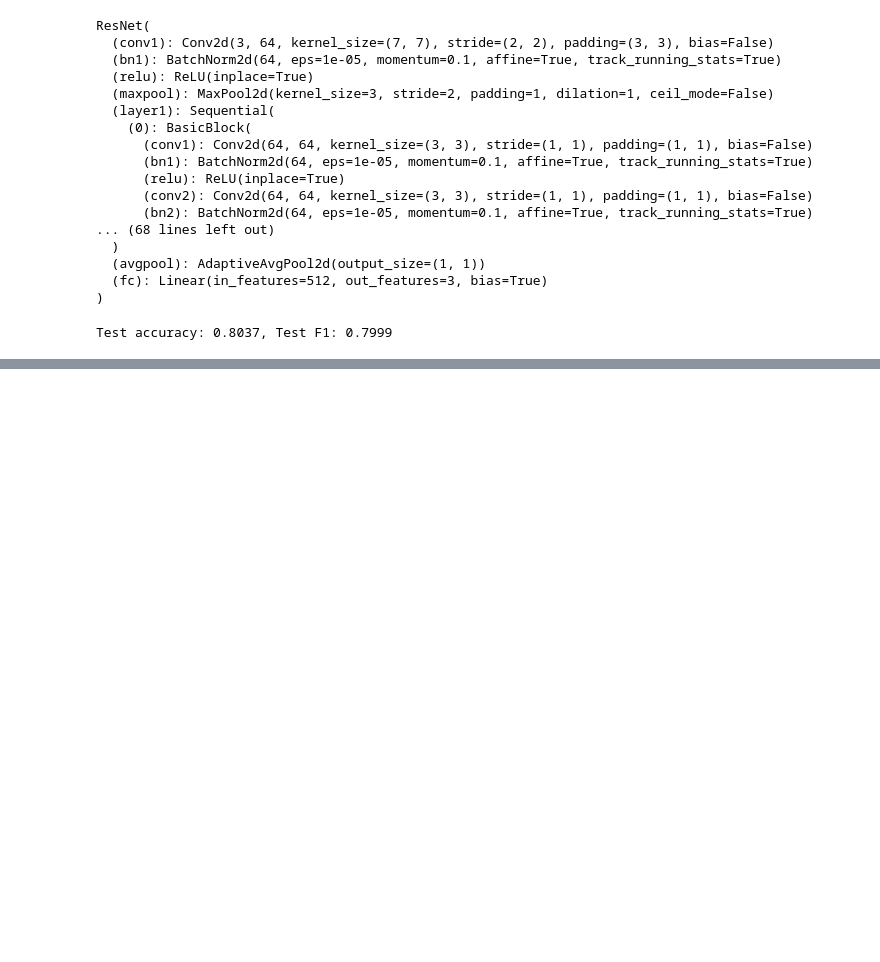
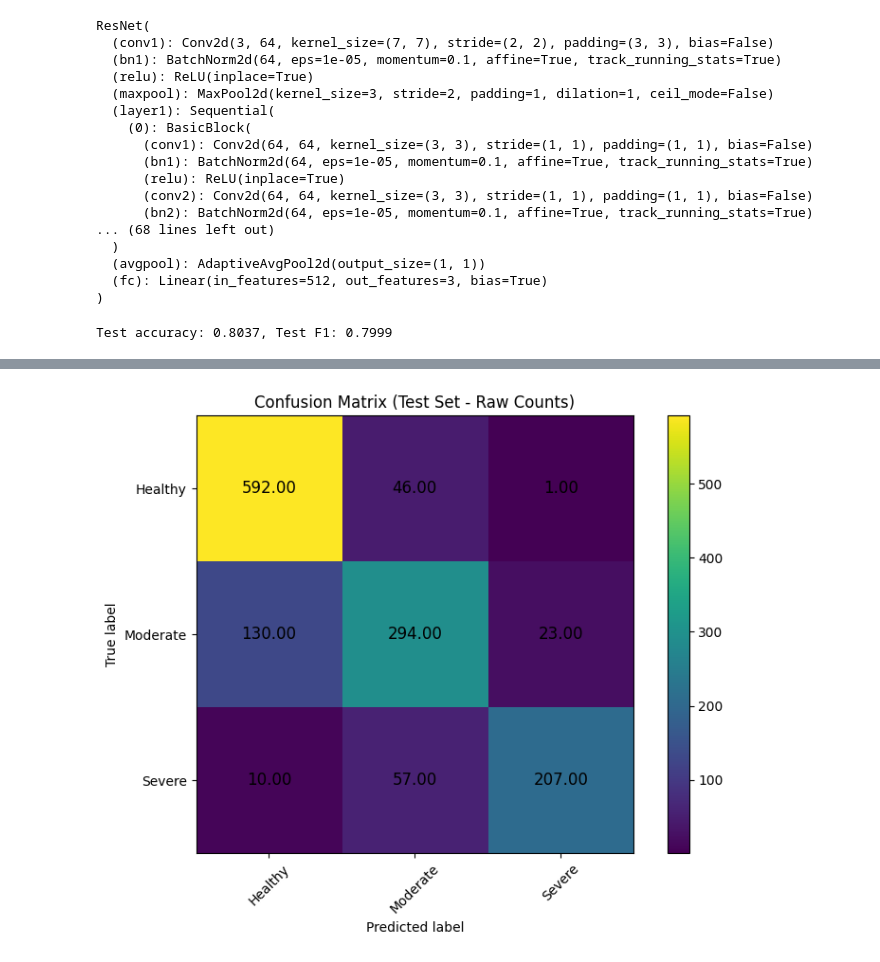
Before and after one commit to siddhant-rajhans/Osteoarthritis_prediction_with_Severity_Grading, a Jupyter notebook: Osteoarthritis.ipynb, the cells around one changed output, grey strips where cells are left out. Saved outputs shown, nothing was run; the diff lists cells and outputs as text; code cells hidden in the pictures; blank space fills up the shorter version.

```diff
--- a/Osteoarthritis.ipynb
+++ b/Osteoarthritis.ipynb
@@ -349,0 +383,6 @@ ValueError: too many values to unpack (expected 3)
+# %%
+
+# Plot heatmap without normalization (showing raw counts)
+plot_confusion_matrix(test_cm.copy(), grade_labels.copy(), "Confusion Matrix (Test Set - Raw Counts)", normalize=False)
+# %% [output]
+[figure, added]
```
Also changed, not shown: parts of 7 cells of this notebook.
